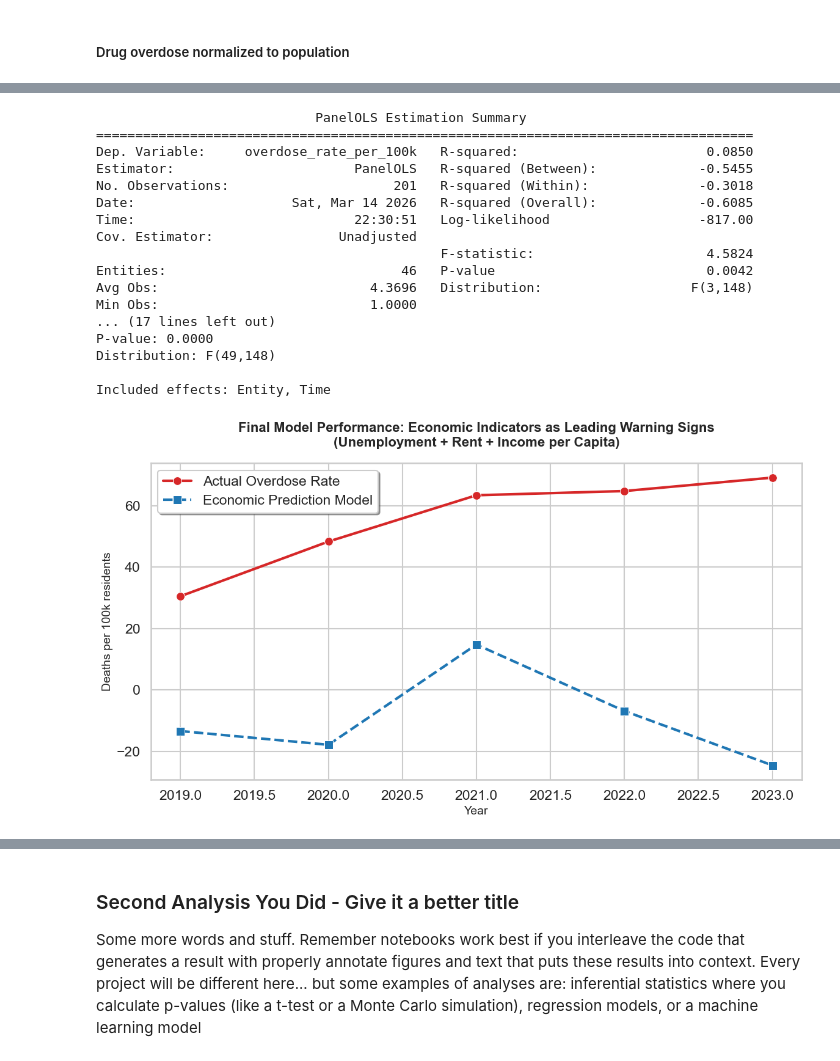
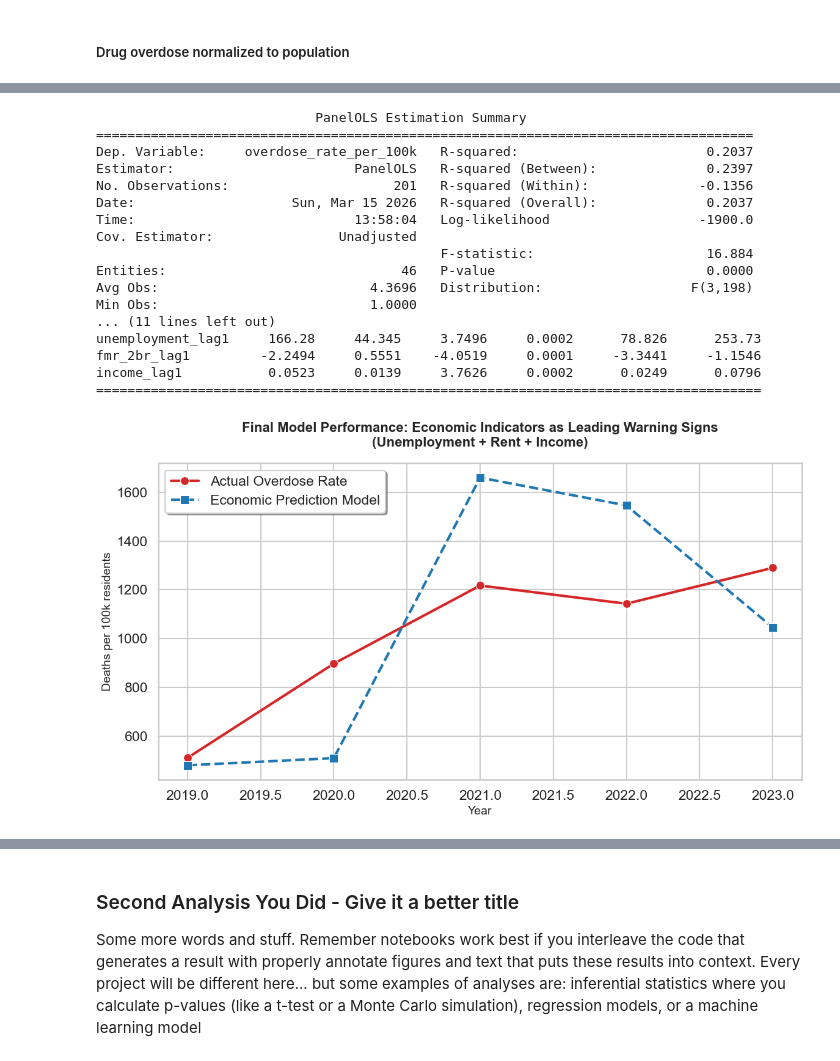
Before and after one commit to COGS108/Group078_WI26, a Jupyter notebook: 03-FinalProject.ipynb, the cells around one changed output, grey strips where cells are left out. Drawn from its saved outputs; the diff is of its cells as text; code cells hidden in the pictures.

```diff
--- a/03-FinalProject.ipynb
+++ b/03-FinalProject.ipynb
@@ -1506,0 +1503,20 @@ Top 10 Counties by R-Squared (Predictive Power):
+# %%
+# 1. Prepare Lagged Data
+# Sort by county and year to ensure the shift happens correctly
+df_sorted = merge_raw.sort_values(['county', 'Year'])
+
+# Create sort features
+# df_sorted['unemployment_rate'] = df_sorted.groupby('county')['unemployment_rate']
+# df_sorted['income'] = df_sorted.groupby('county')['per_capita_income']
+# df_sorted['lag_rent'] = df_sorted.groupby('county')['fmr_2br']
+df_sorted['overdose_rate_per_100k'] = (merge_raw['total_overdose_deaths'] / merge_raw['population']) * 100000
+
+# Create 1-year lagged features
+df_sorted['lag_unemployment'] = df_sorted.groupby('county')['unemployment_rate'].shift(1)
+df_sorted['lag_income'] = df_sorted.groupby('county')['per_capita_income'].shift(1)
+df_sorted['lag_rent'] = df_sorted.groupby('county')['fmr_2br'].shift(1)
+
+# Create 2-year lagged features
+df_sorted['unemployment_rate_lag2'] = df_sorted.groupby('county')['unemployment_rate'].shift(2)
+df_sorted['income_lag2'] = df_sorted.groupby('county')['per_capita_income'].shift(2)
+df_sorted['rent_lag2'] = df_sorted.groupby('county')['fmr_2br'].shift(2)
@@ -1696,71 +1692,71 @@ Included effects: Entity, Time
 # %%
-# 1. Feature Engineering (Raw Units)
-merge_raw['income_per_capita'] = merge_raw['personal_income'] / merge_raw['population']
-merge_raw['overdose_rate_per_100k'] = (merge_raw['total_overdose_deaths'] / merge_raw['population']) * 100000
+# # 1. Feature Engineering (Raw Units)
+# merge_raw['income_per_capita'] = merge_raw['personal_income'] / merge_raw['population']
+# merge_raw['overdose_rate_per_100k'] = (merge_raw['total_overdose_deaths'] / merge_raw['population']) * 100000
 
-# 2. Apply 1-Year Lags
-merge_raw['unemployment_lag1'] = merge_raw.groupby('county')['unemployment_rate'].shift(1)
-merge_raw['fmr_2br_lag1'] = merge_raw.groupby('county')['fmr_2br'].shift(1)
-merge_raw['income_lag1'] = merge_raw.groupby('county')['income_per_capita'].shift(1)
+# # 2. Apply 1-Year Lags
+# merge_raw['unemployment_lag1'] = merge_raw.groupby('county')['unemployment_rate'].shift(1)
+# merge_raw['fmr_2br_lag1'] = merge_raw.groupby('county')['fmr_2br'].shift(1)
+# merge_raw['income_lag1'] = merge_raw.groupby('county')['income_per_capita'].shift(1)
 
-# 3. Clean and Set Index
-df_final = merge_raw.dropna(subset=['unemployment_lag1', 'fmr_2br_lag1', 'income_lag1', 'overdose_rate_per_100k'])
+# # 3. Clean and Set Index
+df_final = df_sorted.dropna(subset=['lag_unemployment', 'lag_income', 'lag_rent', 'overdose_rate_per_100k'])
 df_panel = df_final.set_index(['county', 'Year'])
 
 # 4. Fit the Model (Using Raw Units)
 # We include all three economic pillars: Jobs, Housing, and Wealth
-formula = 'overdose_rate_per_100k ~ unemployment_lag1 + fmr_2br_lag1 + income_lag1 + EntityEffects + TimeEffects'
+formula = 'overdose_rate_per_100k ~ unemployment_lag1 + fmr_2br_lag1 + income_lag1'
 results_final = PanelOLS.from_formula(formula, data=df_panel).fit()
 
 print(results_final.summary)
 # %% [output]
                             PanelOLS Estimation Summary
 ====================================================================================
-Dep. Variable:     overdose_rate_per_100k   R-squared:                        0.0850
-Estimator:                       PanelOLS   R-squared (Between):             -0.5455
-No. Observations:                     201   R-squared (Within):              -0.3018
-Date:                    Sat, Mar 14 2026   R-squared (Overall):             -0.6085
-Time:                            22:30:51   Log-likelihood                   -817.00
+Dep. Variable:     overdose_rate_per_100k   R-squared:                        0.2037
+Estimator:                       PanelOLS   R-squared (Between):              0.2397
+No. Observations:                     201   R-squared (Within):              -0.1356
+Date:                    Sun, Mar 15 2026   R-squared (Overall):              0.2037
+Time:                            13:58:04   Log-likelihood                   -1900.0
 Cov. Estimator:                Unadjusted
-                                            F-statistic:                      4.5824
-Entities:                              46   P-value                           0.0042
-Avg Obs:                           4.3696   Distribution:                   F(3,148)
+                                            F-statistic:                      16.884
+Entities:                              46   P-value                           0.0000
+Avg Obs:                           4.3696   Distribution:                   F(3,198)
 Min Obs:                           1.0000
-... (17 lines left out)
-P-value: 0.0000
-Distribution: F(49,148)
-
-Included effects: Entity, Time
+... (11 lines left out)
+unemployment_lag1     166.28     44.345     3.7496     0.0002      78.826      253.73
+fmr_2br_lag1         -2.2494     0.5551    -4.0519     0.0001     -3.3441     -1.1546
+income_lag1           0.0523     0.0139     3.7626     0.0002      0.0249      0.0796
+=====================================================================================
 # %%
 # 1. Generate Predictions
 df_panel['predicted_rate'] = results_final.fitted_values
 df_plot = df_panel.reset_index()
 
 # 2. Calculate Statewide Averages
 comparison_df = df_plot.groupby('Year').agg({
     'overdose_rate_per_100k': 'mean',
     'predicted_rate': 'mean'
 }).reset_index()
 
 # 3. Plotting
 plt.figure(figsize=(12, 7))
 sns.set_theme(style="whitegrid", context="talk")
 
 # Actual Data
 sns.lineplot(data=comparison_df, x='Year', y='overdose_rate_per_100k',
              marker='o', markersize=10, linewidth=3, color='#d62728', label='Actual Overdose Rate')
 
 # Model Prediction
 sns.lineplot(data=comparison_df, x='Year', y='predicted_rate',
              marker='s', markersize=10, linestyle='--', linewidth=3, color='#1f77b4', label='Economic Prediction Model')
 
-plt.title('Final Model Performance: Economic Indicators as Leading Warning Signs\n(Unemployment + Rent + Income per Capita)',
+plt.title('Final Model Performance: Economic Indicators as Leading Warning Signs\n(Unemployment + Rent + Income)',
           fontsize=16, fontweight='bold', pad=20)
 plt.ylabel('Deaths per 100k residents', fontsize=14)
 plt.xlabel('Year', fontsize=14)
 plt.legend(frameon=True, shadow=True)
 
 plt.tight_layout()
 plt.show()
 # %% [output]
-[figure, old version]
+[figure, new version]
```
Also changed, not shown: parts of 24 cells of this notebook.
